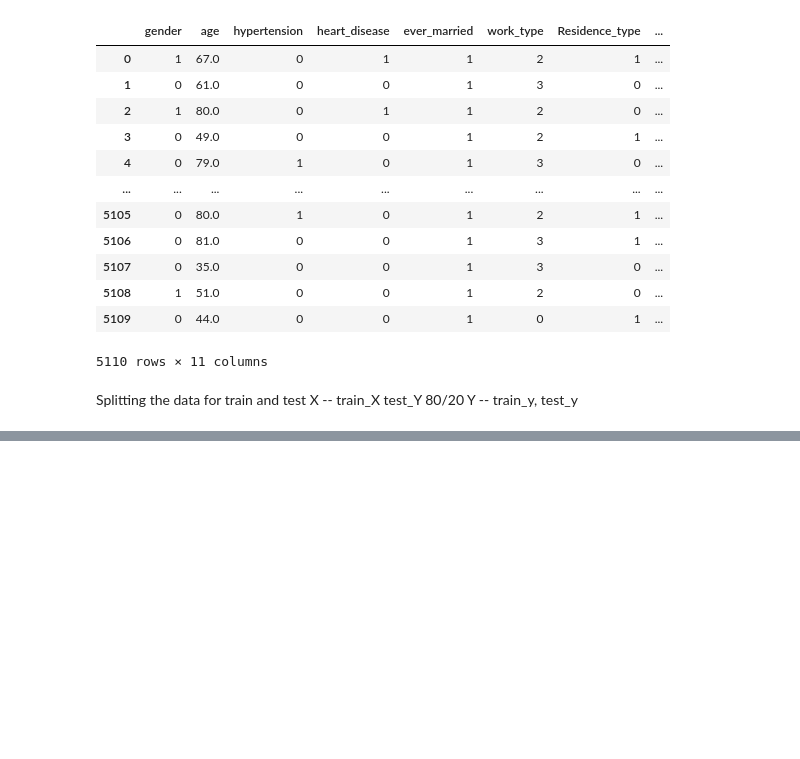
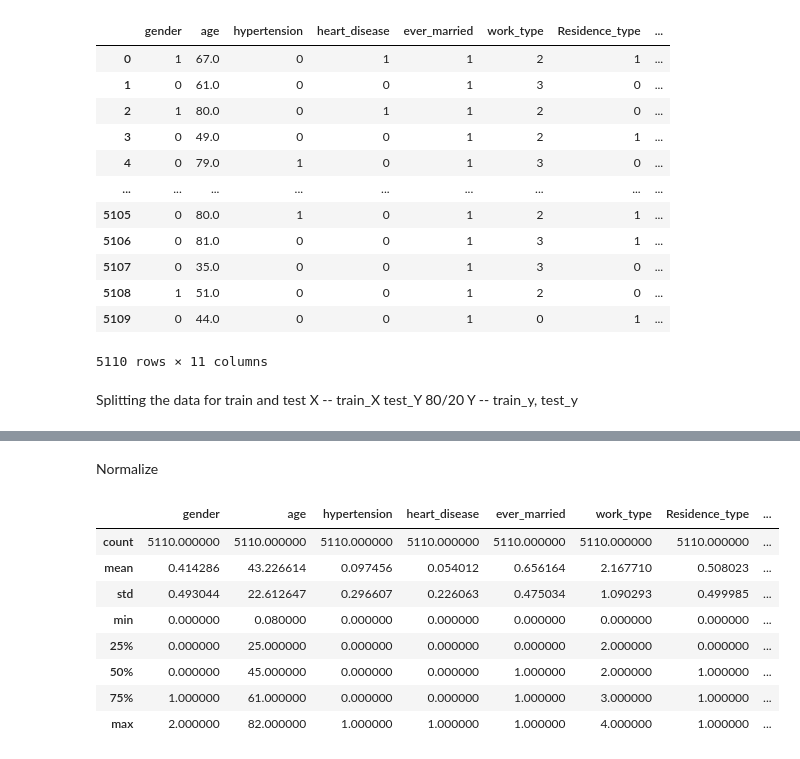
Before and after one commit to aditya002ai/MachineLearning, a Jupyter notebook: Stroke_Patients_Prediction.ipynb, the cells around one changed output, grey strips where cells are left out. Drawn from its saved outputs; the diff is of its cells as text; code cells hidden in the pictures; blank space fills up the shorter version.

```diff
--- a/Stroke_Patients_Prediction.ipynb
+++ b/Stroke_Patients_Prediction.ipynb
@@ -244,0 +275,14 @@ X_train, X_test, Y_train, Y_test = train_test_split(X,Y)
+# %% [markdown]
+Normalize
+# %%
+data.describe()
+# %% [output]
+|  | gender | age | hypertension | heart_disease | ever_married | work_type | Residence_type | ... |
+| count | 5110.000000 | 5110.000000 | 5110.000000 | 5110.000000 | 5110.000000 | 5110.000000 | 5110.000000 | ... |
+| mean | 0.414286 | 43.226614 | 0.097456 | 0.054012 | 0.656164 | 2.167710 | 0.508023 | ... |
+| std | 0.493044 | 22.612647 | 0.296607 | 0.226063 | 0.475034 | 1.090293 | 0.499985 | ... |
+| min | 0.000000 | 0.080000 | 0.000000 | 0.000000 | 0.000000 | 0.000000 | 0.000000 | ... |
+| 25% | 0.000000 | 25.000000 | 0.000000 | 0.000000 | 0.000000 | 2.000000 | 0.000000 | ... |
+| 50% | 0.000000 | 45.000000 | 0.000000 | 0.000000 | 1.000000 | 2.000000 | 1.000000 | ... |
+| 75% | 1.000000 | 61.000000 | 0.000000 | 0.000000 | 1.000000 | 3.000000 | 1.000000 | ... |
+| max | 2.000000 | 82.000000 | 1.000000 | 1.000000 | 1.000000 | 4.000000 | 1.000000 | ... |
```
Also changed, not shown: parts of 7 cells of this notebook.
